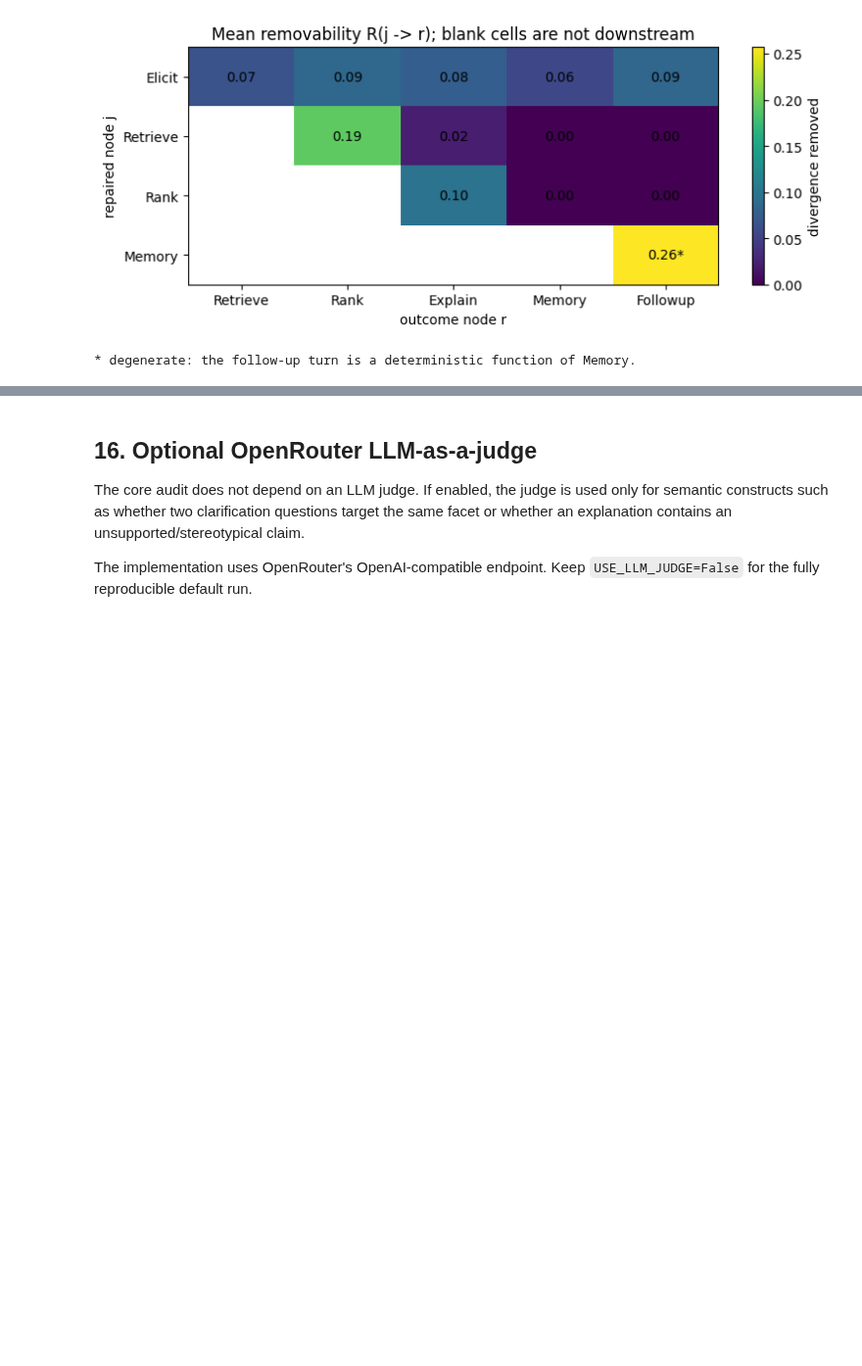
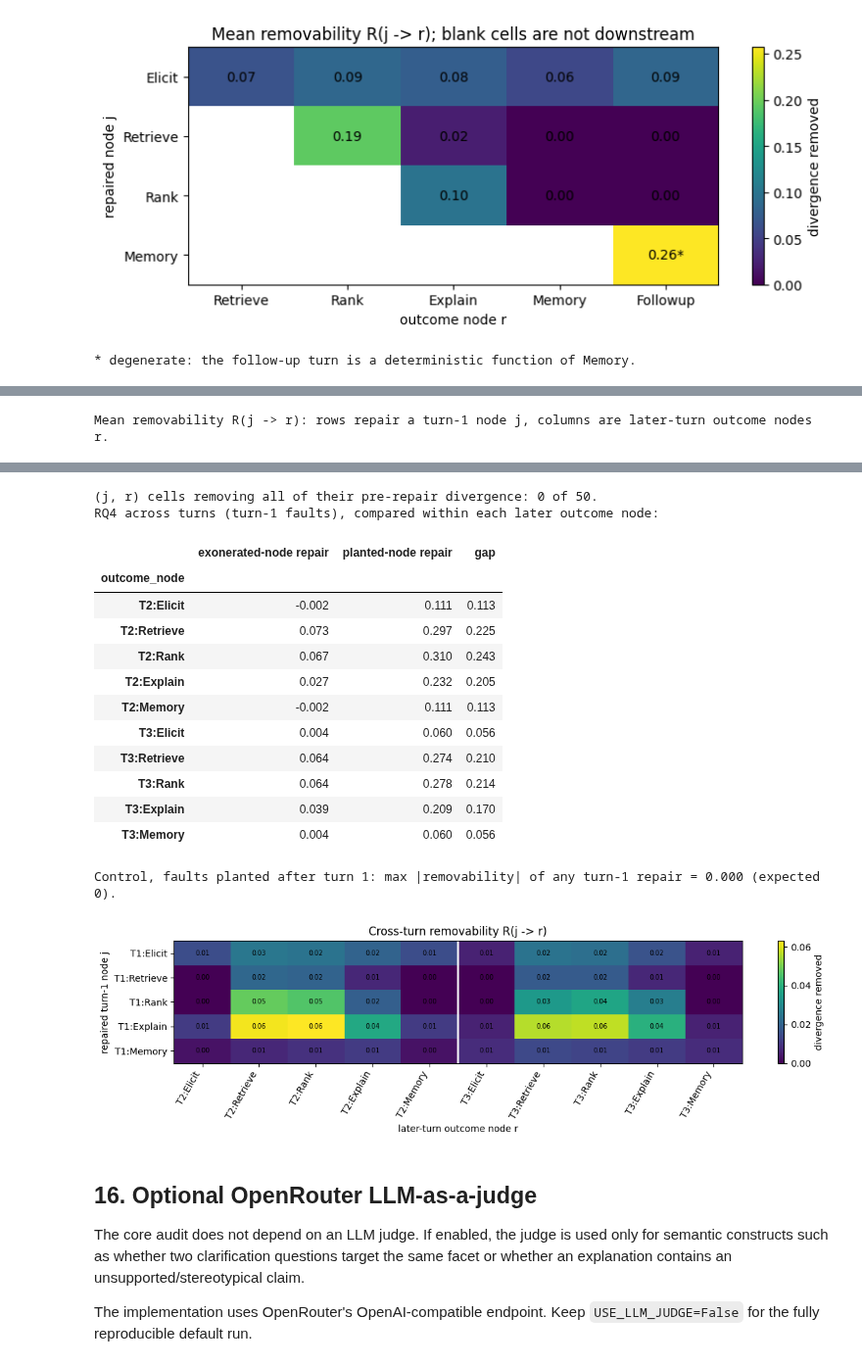
Before and after one commit to JiaruiWang-Jill/fair-trace, a Jupyter notebook: 0907_FAIR_TRACE_SCAFF_ThreeDataset_Music_Colab.ipynb, the cells around one changed output, grey strips where cells are left out. Shown at 98% size. Cells and saved outputs as stored; diff of their text form; code cells hidden in the pictures; blank space fills up the shorter version.

```diff
--- a/0907_FAIR_TRACE_SCAFF_ThreeDataset_Music_Colab.ipynb
+++ b/0907_FAIR_TRACE_SCAFF_ThreeDataset_Music_Colab.ipynb
@@ -1995,0 +2855,60 @@ RQ4, compared within each outcome node:
+# %%
+#@title 15B-F. Cross-turn repair removability
+mt_repair = MT_RESULTS["repair"]
+later_nodes = [node_label(t, s) for t, s in MT_NODES if t > 1]
+
+mt_repair_matrix = (
+    mt_repair.groupby(["repair_node", "outcome_node"])["removability"].mean()
+    .unstack("outcome_node").reindex(index=[node_label(1, s) for s in STAGES], columns=later_nodes).round(3)
+)
+print("Mean removability R(j -> r): rows repair a turn-1 node j, columns are later-turn outcome nodes r.")
+display(mt_repair_matrix)
+
+# No cell is degenerate here: every later-turn node also reads the user's reply and the
+# exclusion list, so no outcome is a deterministic function of the repaired node alone.
+cells = mt_repair.groupby(["repair_node", "outcome_node"])[["before", "removability"]].mean()
+cells = cells[cells["before"] > 0]
+saturated = cells[np.isclose(cells["before"], cells["removability"])]
+print(f"(j, r) cells removing all of their pre-repair divergence: {len(saturated)} of {len(cells)}.")
+if len(saturated):
+    display(saturated.round(3))
+
+# RQ4 across turns: for turn-1 faults, repairing the planted turn-1 node against repairing
+# an exonerated one, compared within each later outcome node.
+turn1_faults = mt_repair[(mt_repair["planted_turn"] == 1) & (mt_repair["planted_stage"] != "none")]
+mt_rq4 = (
+    turn1_faults.assign(is_planted=turn1_faults["repair_stage"] == turn1_faults["planted_stage"])
+    .groupby(["outcome_node", "is_planted"])["removability"].mean()
+    .unstack().reindex(later_nodes)
+)
+mt_rq4.columns = ["exonerated-node repair", "planted-node repair"]
+mt_rq4["gap"] = mt_rq4["planted-node repair"] - mt_rq4["exonerated-node repair"]
+print("RQ4 across turns (turn-1 faults), compared within each later outcome node:")
+display(mt_rq4.round(3))
+
+# Negative control: when the fault fires on a later turn, turn 1 is identical across the
+# two conditions, so no turn-1 repair can remove anything.
+later_faults = mt_repair[mt_repair["planted_turn"] > 1]
+print(f"Control, faults planted after turn 1: max |removability| of any turn-1 repair = "
+      f"{later_faults['removability'].abs().max():.3f} (expected 0).")
+
+fig, ax = plt.subplots(figsize=(12, 3.4))
+values = mt_repair_matrix.values.astype(float)
+image = ax.imshow(np.ma.masked_invalid(values), aspect="auto", vmin=0)
+ax.set_xticks(range(len(later_nodes)), later_nodes, rotation=60, ha="right")
+ax.set_yticks(range(len(mt_repair_matrix.index)), mt_repair_matrix.index)
+ax.set_xlabel("later-turn outcome node r")
+ax.set_ylabel("repaired turn-1 node j")
+ax.set_title("Cross-turn removability R(j -> r)")
+for i in range(values.shape[0]):
+    for j in range(values.shape[1]):
+        if not np.isnan(values[i, j]):
+            ax.text(j, i, f"{values[i, j]:.2f}", ha="center", va="center", fontsize=7)
+for boundary in range(len(STAGES), len(later_nodes), len(STAGES)):
+    ax.axvline(boundary - 0.5, color="white", linewidth=2)
+fig.colorbar(image, ax=ax, label="divergence removed")
+plt.tight_layout()
+plt.savefig(OUT / "multiturn_repair_removability.png", dpi=160, bbox_inches="tight")
+plt.show()
+# %% [output]
+Mean removability R(j -> r): rows repair a turn-1 node j, columns are later-turn outcome nodes r.
@@ -1996,3 +2922,19 @@ RQ4, compared within each outcome node:
+(j, r) cells removing all of their pre-repair divergence: 0 of 50.
+RQ4 across turns (turn-1 faults), compared within each later outcome node:
+|  | exonerated-node repair | planted-node repair | gap |
+| outcome_node |  |  |  |
+| T2:Elicit | -0.002 | 0.111 | 0.113 |
+| T2:Retrieve | 0.073 | 0.297 | 0.225 |
+| T2:Rank | 0.067 | 0.310 | 0.243 |
+| T2:Explain | 0.027 | 0.232 | 0.205 |
+| T2:Memory | -0.002 | 0.111 | 0.113 |
+| T3:Elicit | 0.004 | 0.060 | 0.056 |
+| T3:Retrieve | 0.064 | 0.274 | 0.210 |
+| T3:Rank | 0.064 | 0.278 | 0.214 |
+| T3:Explain | 0.039 | 0.209 | 0.170 |
+| T3:Memory | 0.004 | 0.060 | 0.056 |
+Control, faults planted after turn 1: max |removability| of any turn-1 repair = 0.000 (expected 0).
+[figure, added]
 # %% [markdown]
 ## 16. Optional OpenRouter LLM-as-a-judge
 
```
Also changed, not shown: parts of 18 cells of this notebook, 2 other files.
